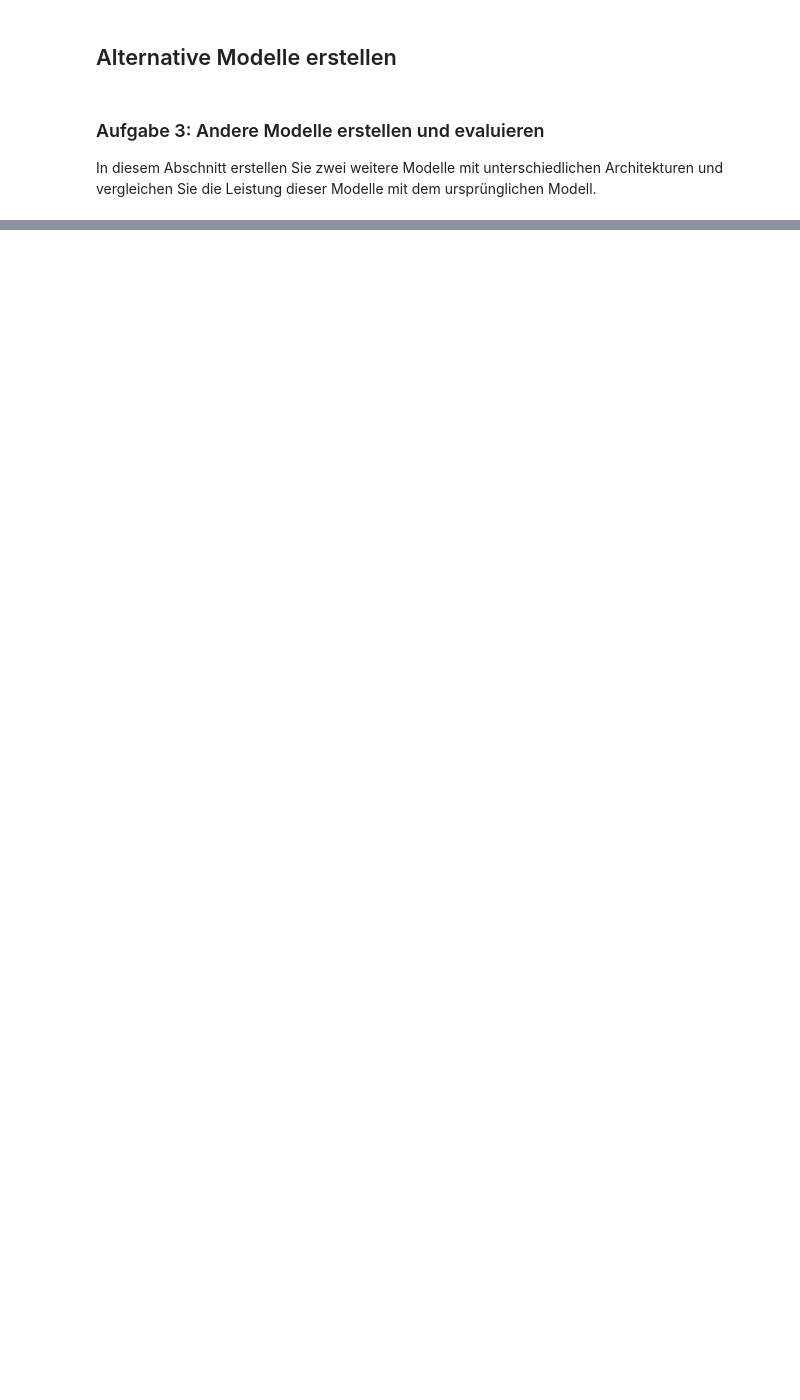
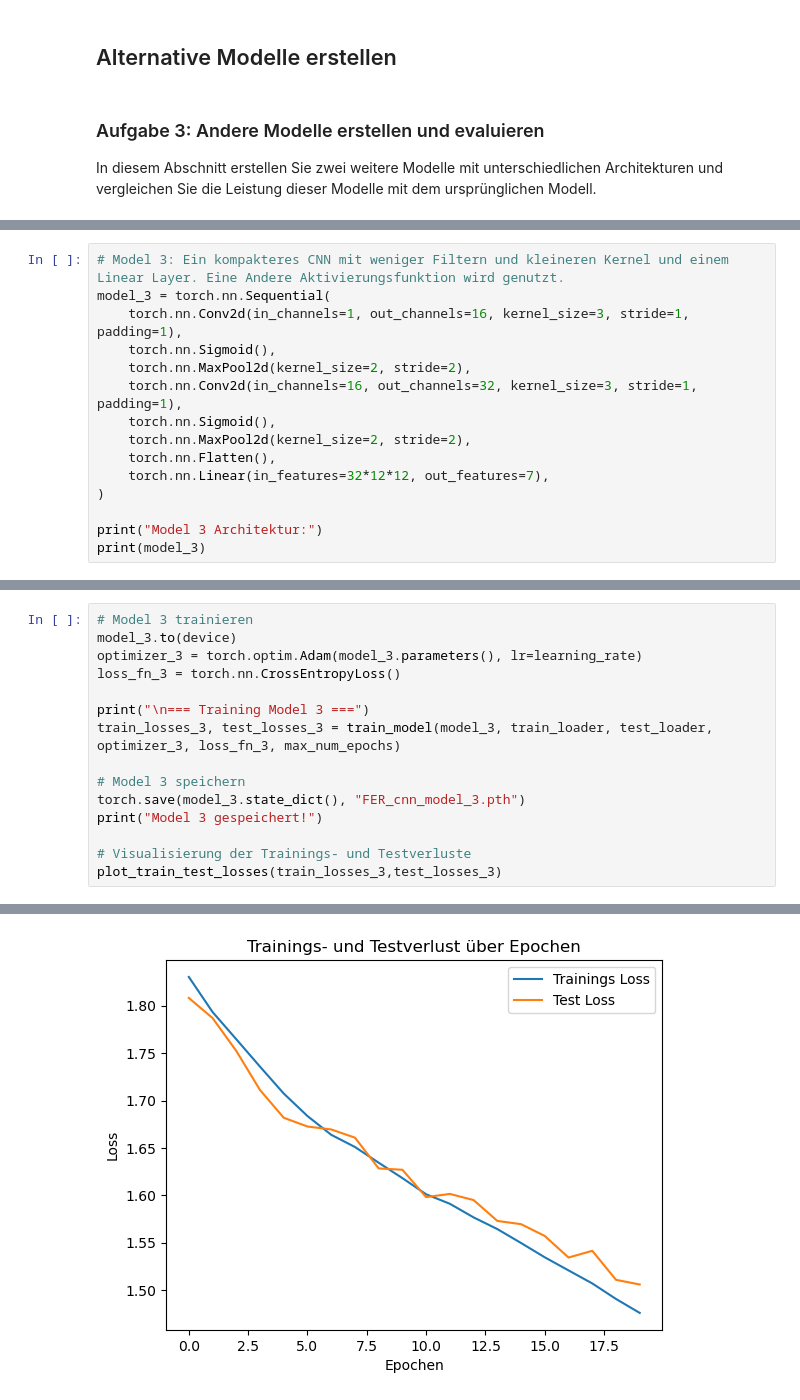
Before and after one commit to RouLee/praktikum_II_EF, a Jupyter notebook: 07_pytorch_convolution_FER.ipynb, the cells around one changed output, grey strips where cells are left out. Cells and saved outputs as stored; diff of their text form; blank space fills up the shorter version.

```diff
--- a/07_pytorch_convolution_FER.ipynb
+++ b/07_pytorch_convolution_FER.ipynb
@@ -353,0 +429,15 @@ In diesem Abschnitt erstellen Sie zwei weitere Modelle mit unterschiedlichen Arc
+# %%
+# Model 3: Ein kompakteres CNN mit weniger Filtern und kleineren Kernel und einem Linear Layer. Eine Andere Aktivierungsfunktion wird genutzt.
+model_3 = torch.nn.Sequential(
+    torch.nn.Conv2d(in_channels=1, out_channels=16, kernel_size=3, stride=1, padding=1),
+    torch.nn.Sigmoid(),
+    torch.nn.MaxPool2d(kernel_size=2, stride=2),
+    torch.nn.Conv2d(in_channels=16, out_channels=32, kernel_size=3, stride=1, padding=1),
+    torch.nn.Sigmoid(),
+    torch.nn.MaxPool2d(kernel_size=2, stride=2),
+    torch.nn.Flatten(),
+    torch.nn.Linear(in_features=32*12*12, out_features=7),
+)
+
+print("Model 3 Architektur:")
+print(model_3)
@@ -353,0 +456,16 @@ In diesem Abschnitt erstellen Sie zwei weitere Modelle mit unterschiedlichen Arc
+# %%
+# Model 3 trainieren
+model_3.to(device)
+optimizer_3 = torch.optim.Adam(model_3.parameters(), lr=learning_rate)
+loss_fn_3 = torch.nn.CrossEntropyLoss()
+
+print("\n=== Training Model 3 ===")
+train_losses_3, test_losses_3 = train_model(model_3, train_loader, test_loader, optimizer_3, loss_fn_3, max_num_epochs)
+
+# Model 3 speichern
+torch.save(model_3.state_dict(), "FER_cnn_model_3.pth")
+print("Model 3 gespeichert!")
+
+# Visualisierung der Trainings- und Testverluste
+plot_train_test_losses(train_losses_3,test_losses_3)
+# %% [output]
@@ -353,0 +489 @@ In diesem Abschnitt erstellen Sie zwei weitere Modelle mit unterschiedlichen Arc
+[figure, added]
```
Also changed, not shown: parts of 20 cells of this notebook.
